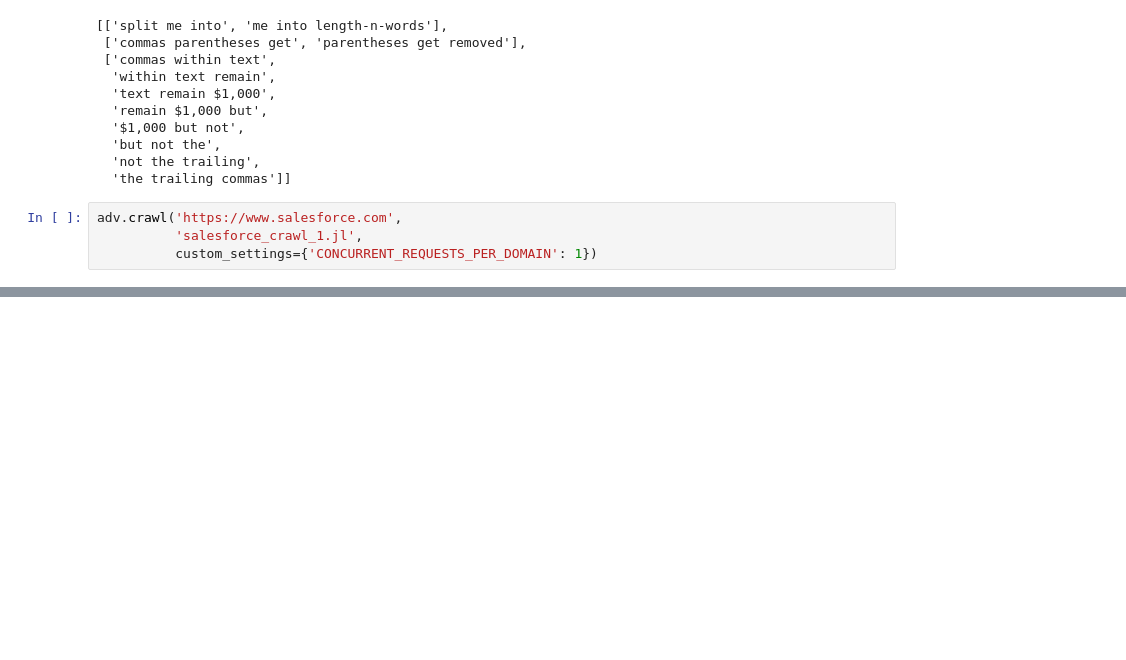
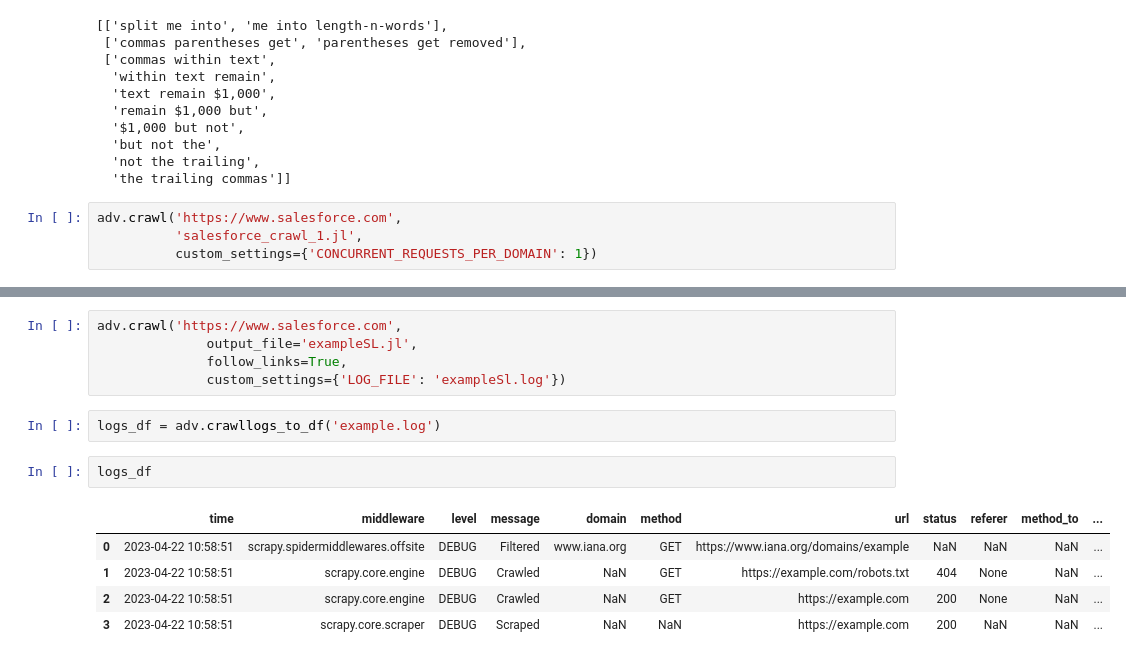
Before and after one commit to georgeyoumansjr/advertools, a Jupyter notebook: useAdvertools/testKeyW.ipynb, the cells around one changed output, grey strips where cells are left out. Drawn from its saved outputs; the diff is of its cells as text; blank space fills up the shorter version.

```diff
--- a/useAdvertools/testKeyW.ipynb
+++ b/useAdvertools/testKeyW.ipynb
@@ -287,0 +351,15 @@ adv.crawl('https://www.salesforce.com',
+# %%
+adv.crawl('https://www.salesforce.com',
+              output_file='exampleSL.jl',
+              follow_links=True,
+              custom_settings={'LOG_FILE': 'exampleSl.log'})
+# %%
+logs_df = adv.crawllogs_to_df('example.log')
+# %%
+logs_df
+# %% [output]
+|  | time | middleware | level | message | domain | method | url | status | referer | method_to | ... |
+| 0 | 2023-04-22 10:58:51 | scrapy.spidermiddlewares.offsite | DEBUG | Filtered | www.iana.org | GET | https://www.iana.org/domains/example | NaN | NaN | NaN | ... |
+| 1 | 2023-04-22 10:58:51 | scrapy.core.engine | DEBUG | Crawled | NaN | GET | https://example.com/robots.txt | 404 | None | NaN | ... |
+| 2 | 2023-04-22 10:58:51 | scrapy.core.engine | DEBUG | Crawled | NaN | GET | https://example.com | 200 | None | NaN | ... |
+| 3 | 2023-04-22 10:58:51 | scrapy.core.scraper | DEBUG | Scraped | NaN | NaN | https://example.com | 200 | NaN | NaN | ... |
```
Also changed, not shown: parts of 8 cells of this notebook, 8 other files.
